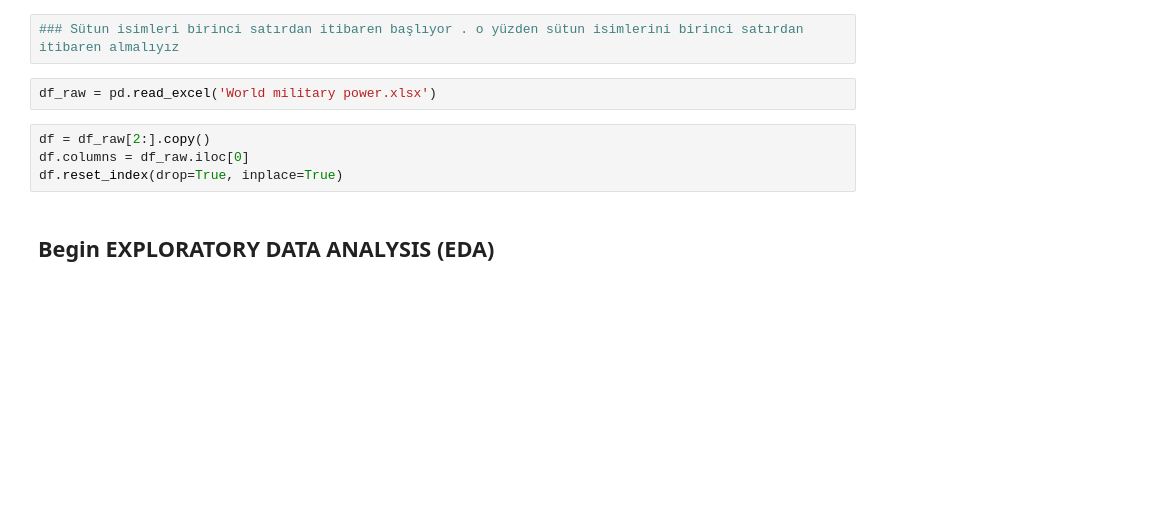
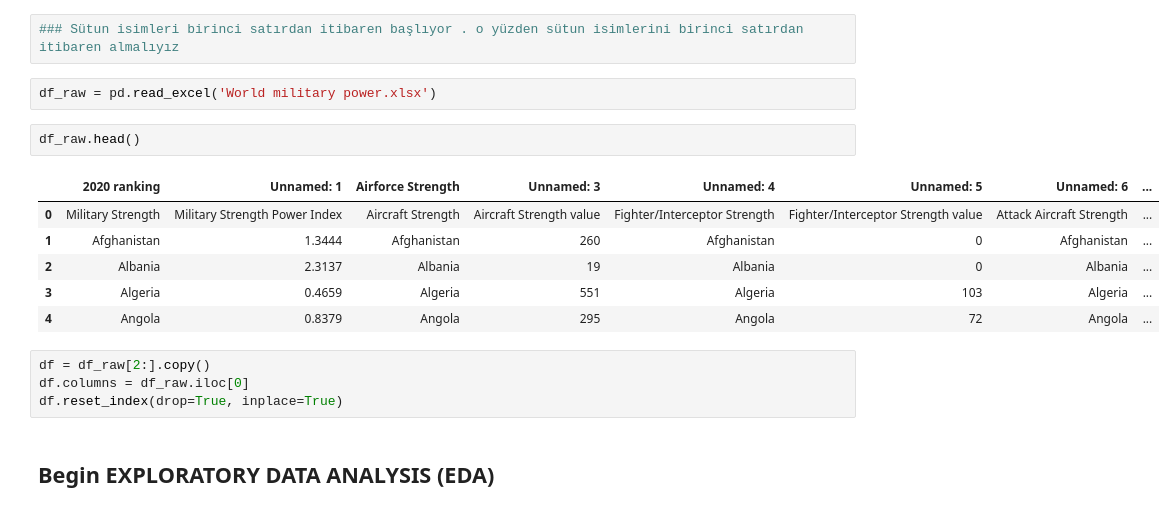
Before and after one commit to mmeliht/Artificial_Intelligence_Course, a Jupyter notebook: week3_homework/World military power/World military power Project.ipynb, the cells around one changed output. Cells and saved outputs as stored; diff of their text form; blank space fills up the shorter version.

```diff
--- a/week3_homework/World military power/World military power Project.ipynb
+++ b/week3_homework/World military power/World military power Project.ipynb
@@ -13,6 +13,15 @@ import seaborn as sns
 ### Sütun isimleri birinci satırdan itibaren başlıyor . o yüzden sütun isimlerini birinci satırdan itibaren almalıyız
 # %%
 df_raw = pd.read_excel('World military power.xlsx')
+# %%
+df_raw.head()
+# %% [output]
+|  | 2020 ranking | Unnamed: 1 | Airforce Strength | Unnamed: 3 | Unnamed: 4 | Unnamed: 5 | Unnamed: 6 | ... |
+| 0 | Military Strength | Military Strength Power Index | Aircraft Strength | Aircraft Strength value | Fighter/Interceptor Strength | Fighter/Interceptor Strength value | Attack Aircraft Strength | ... |
+| 1 | Afghanistan | 1.3444 | Afghanistan | 260 | Afghanistan | 0 | Afghanistan | ... |
+| 2 | Albania | 2.3137 | Albania | 19 | Albania | 0 | Albania | ... |
+| 3 | Algeria | 0.4659 | Algeria | 551 | Algeria | 103 | Algeria | ... |
+| 4 | Angola | 0.8379 | Angola | 295 | Angola | 72 | Angola | ... |
 # %%
 df = df_raw[2:].copy()
 df.columns = df_raw.iloc[0]
```
Also changed, not shown: parts of 2 cells of this notebook, 2 other files.
